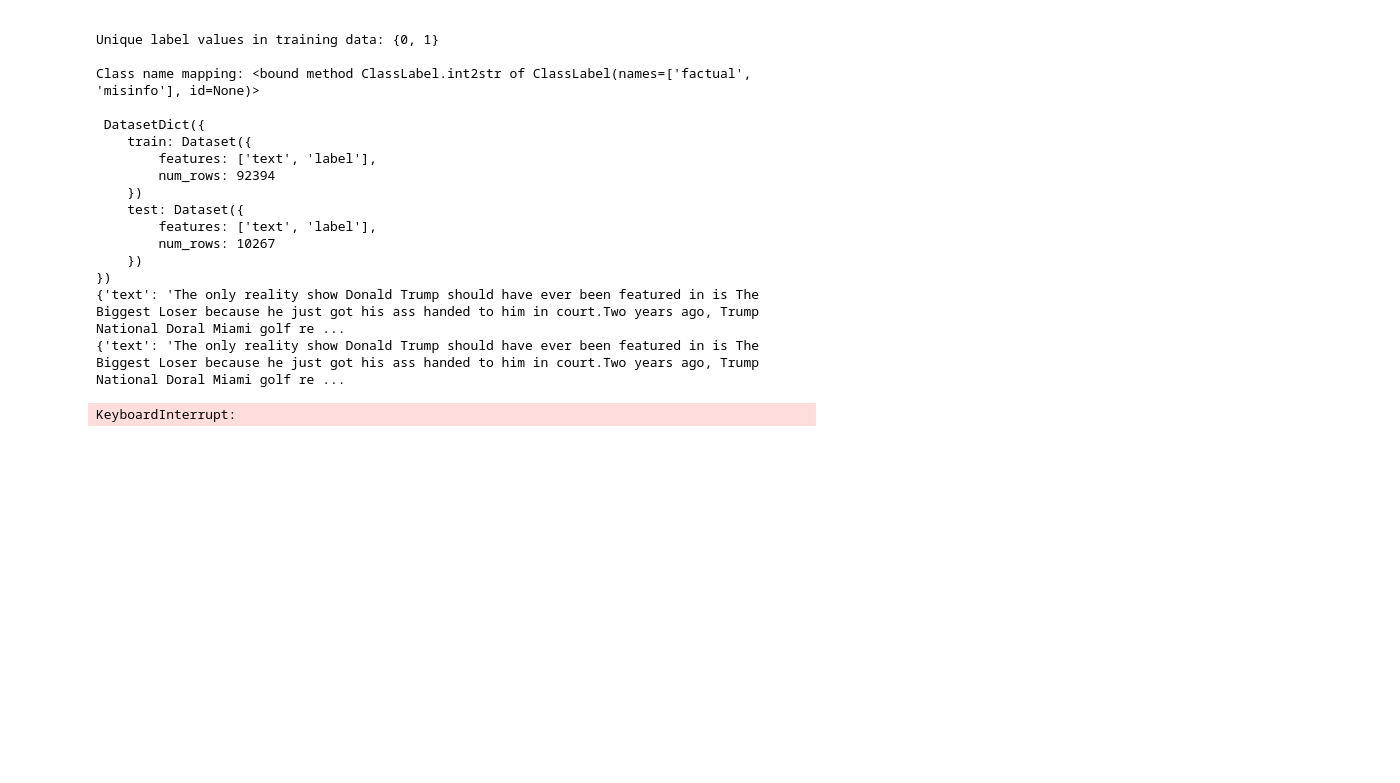
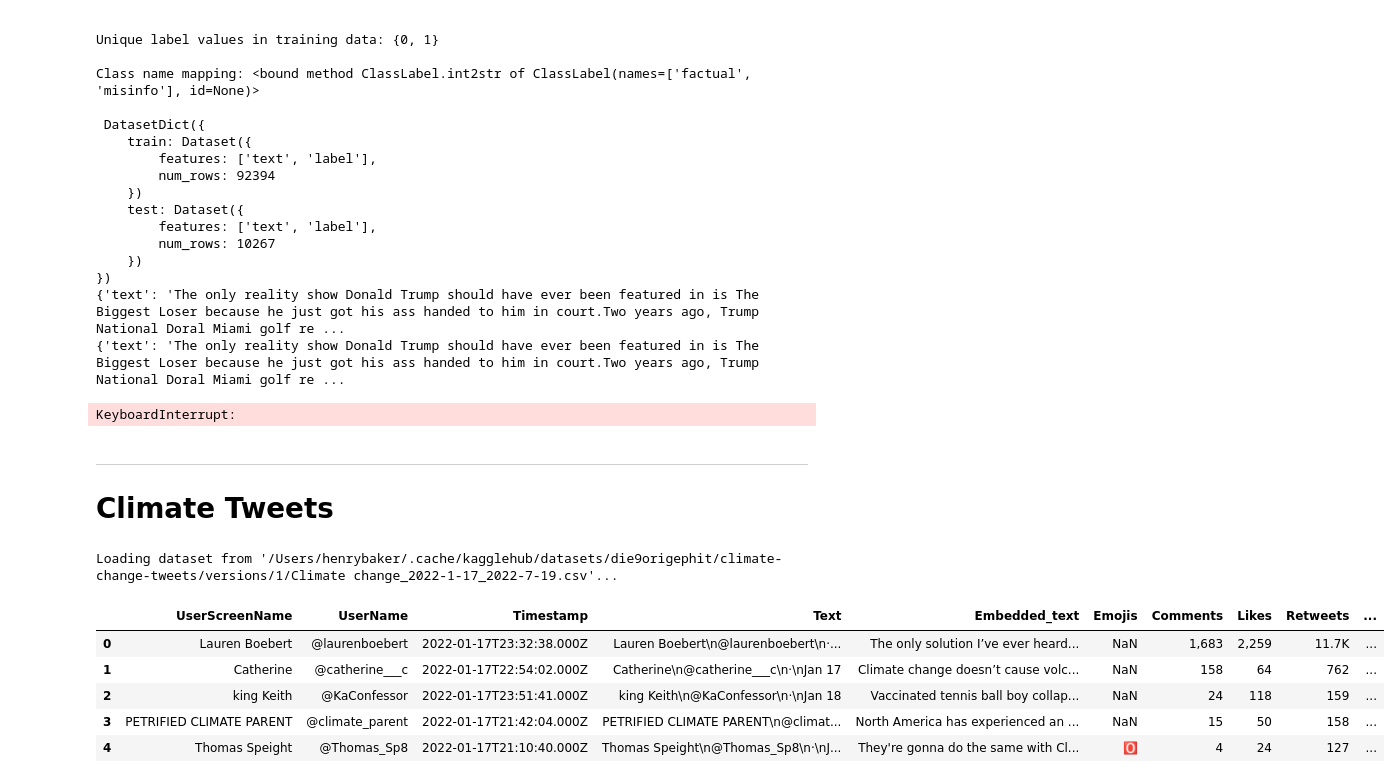
Before and after one commit to henrycgbaker/nlp_research_note, a Jupyter notebook: research_note.ipynb, the cells around one changed output. Drawn from its saved outputs; the diff is of its cells as text; code cells hidden in the pictures; blank space fills up the shorter version.

Commit message:
climate tweets data wrangling

```diff
--- a/research_note.ipynb
+++ b/research_note.ipynb
@@ -168,9 +168,9 @@ Train shape (64170, 2)
 # %%
 # TOKENISATION ==========================================================================
 
+tokenizer_file = './cache/misinfo_tokenizer.pkl'
 train_tokens_file = './cache/misinfo_train_tokens.pkl'
 test_tokens_file = './cache/misinfo_test_tokens.pkl'
-tokenizer_file = './cache/misinfo_tokenizer.pkl'
 
 if os.path.exists(train_tokens_file) and os.path.exists(test_tokens_file):
     print("Tokenized text pkl files found: loading data...")
@@ -199,6 +199,7 @@ else:
     print("Tokenizing Train Data in Batches...")
     misinfo_train_tokens = batch_tokenize(
         df_misinfo_train["text"],
+        32,
         misinfo_tokenizer_analyzer
     )
 
@@ -206,7 +207,8 @@ else:
     print("Tokenizing Test Data in Batches...")
     misinfo_test_tokens = batch_tokenize(
         df_misinfo_test["text"],
-        lambda x: custom_analyzer(x, misinfo_tokenizer)
+        32,
+        custom_analyzer
     )
 
     # 5) Save the tokenized train and test data
@@ -754,3 +765,23 @@ f1 = f1_score(true_labels, predicted_labels)
 acc = accuracy_score(true_labels, predicted_labels)
 print(f"F1 Score: {f1}")
 print(f"Accuracy: {acc}")
+# %% [markdown]
+---
+# Climate Tweets
+# %%
+# reading climate df
+input_path_climate = "/Users/henrybaker/.cache/kagglehub/datasets/die9origephit/climate-change-tweets/versions/1/Climate change_2022-1-17_2022-7-19.csv"
+
+output_path_climate = "/Users/henrybaker/Documents/repositories/NLP/nlp_project/data/climate-change-tweets.csv"
+
+df_climate = pd.read_csv(input_path_climate)
+print(f"Loading dataset from '{input_path_climate}'...")
+df_climate.head()
+# %% [output]
+Loading dataset from '/Users/henrybaker/.cache/kagglehub/datasets/die9origephit/climate-change-tweets/versions/1/Climate change_2022-1-17_2022-7-19.csv'...
+|  | UserScreenName | UserName | Timestamp | Text | Embedded_text | Emojis | Comments | Likes | Retweets | ... |
+| 0 | Lauren Boebert | @laurenboebert | 2022-01-17T23:32:38.000Z | Lauren Boebert\n@laurenboebert\n·... | The only solution I’ve ever heard... | NaN | 1,683 | 2,259 | 11.7K | ... |
+| 1 | Catherine | @catherine___c | 2022-01-17T22:54:02.000Z | Catherine\n@catherine___c\n·\nJan 17 | Climate change doesn’t cause volc... | NaN | 158 | 64 | 762 | ... |
+| 2 | king Keith | @KaConfessor | 2022-01-17T23:51:41.000Z | king Keith\n@KaConfessor\n·\nJan 18 | Vaccinated tennis ball boy collap... | NaN | 24 | 118 | 159 | ... |
+| 3 | PETRIFIED CLIMATE PARENT | @climate_parent | 2022-01-17T21:42:04.000Z | PETRIFIED CLIMATE PARENT\n@climat... | North America has experienced an ... | NaN | 15 | 50 | 158 | ... |
+| 4 | Thomas Speight | @Thomas_Sp8 | 2022-01-17T21:10:40.000Z | Thomas Speight\n@Thomas_Sp8\n·\nJ... | They're gonna do the same with Cl... | 🅾 | 4 | 24 | 127 | ... |
```
Also changed, not shown: parts of 5 cells of this notebook, 4 other files.
